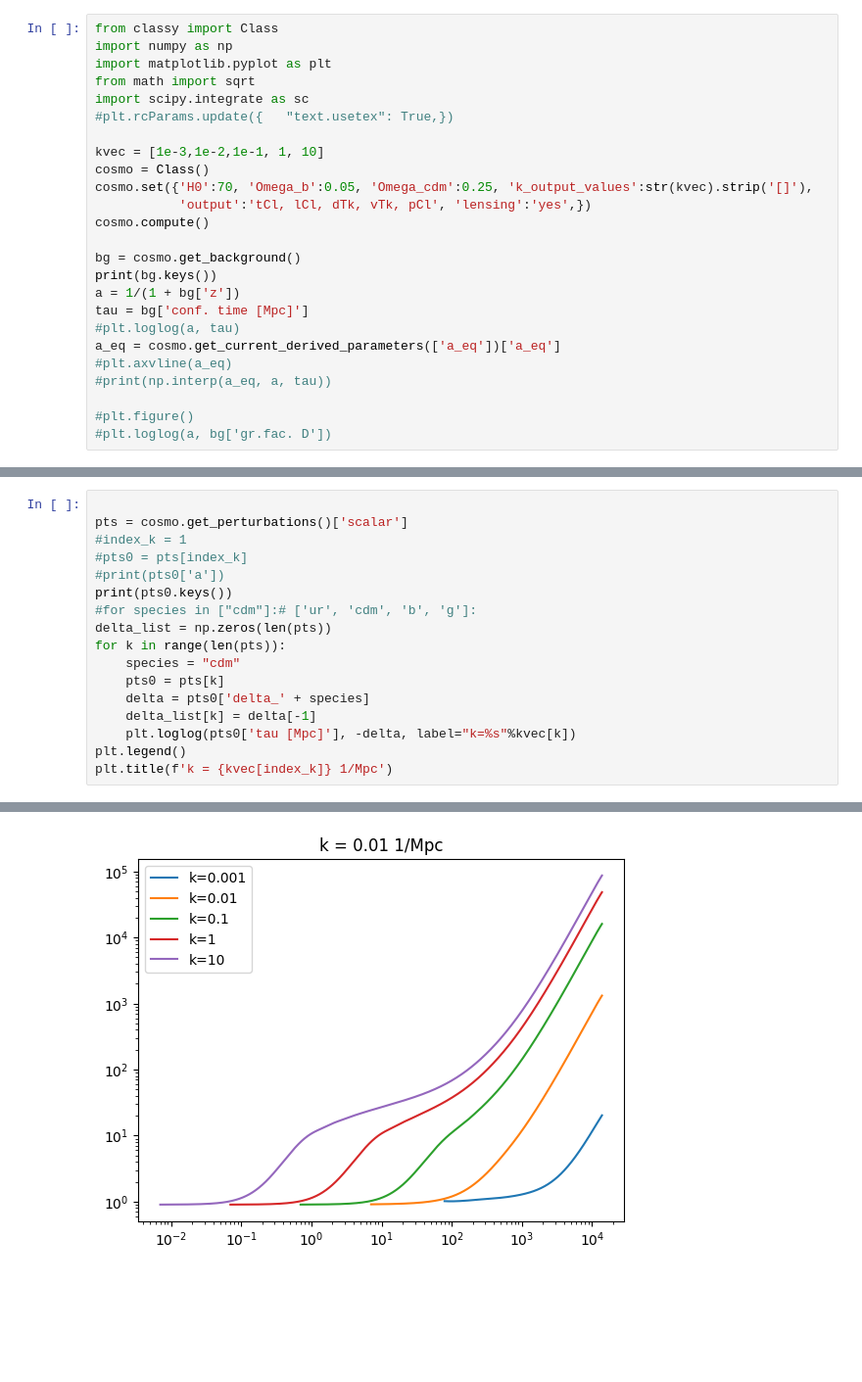
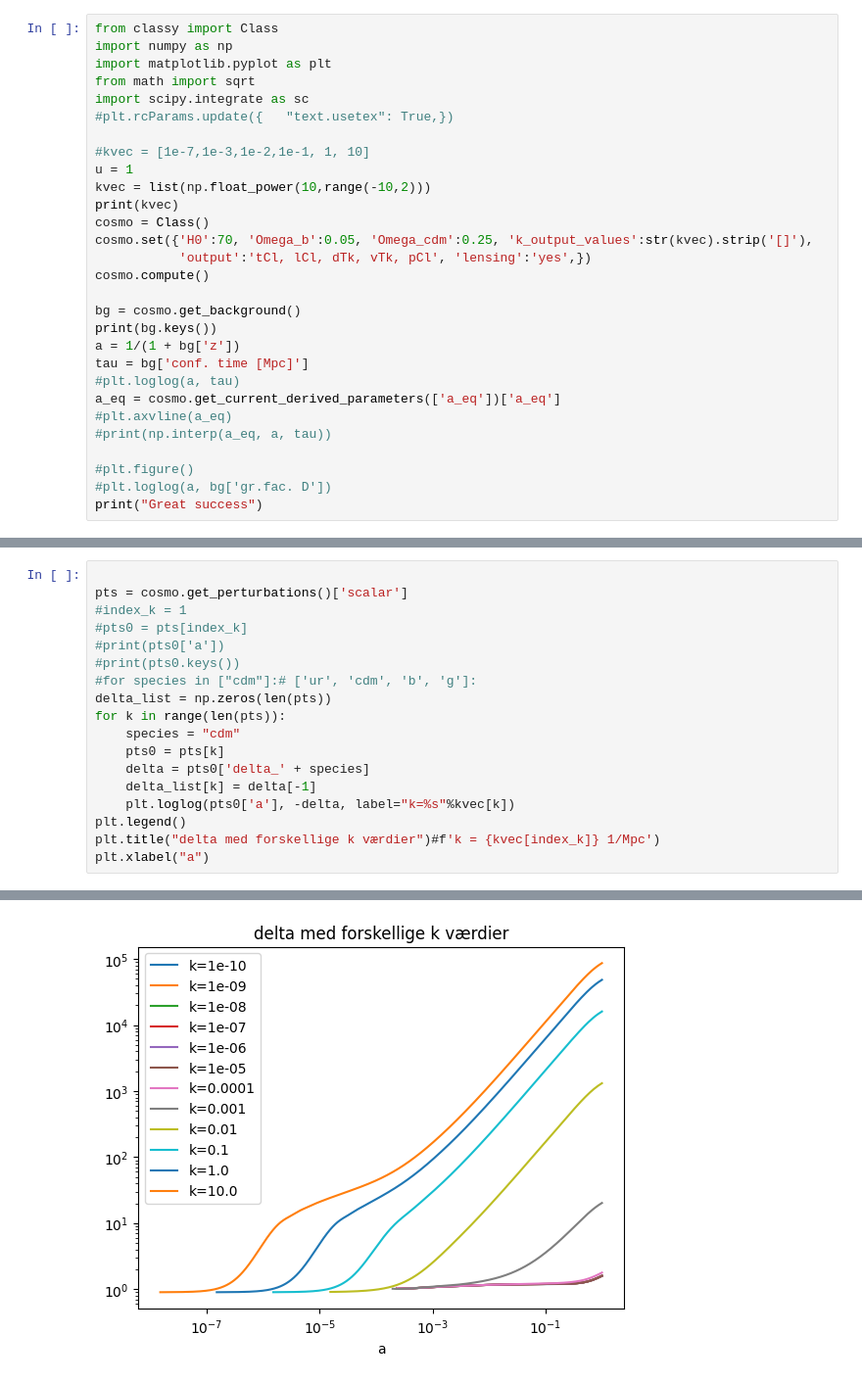
Before and after one commit to eriksteenberg/Power-spectrum-Test, a Jupyter notebook: Class power spectrum.ipynb, the cells around one changed output, grey strips where cells are left out. Shown at 98% size. Saved outputs shown, nothing was run; the diff lists cells and outputs as text; blank space fills up the shorter version.

```diff
--- a/Class power spectrum.ipynb
+++ b/Class power spectrum.ipynb
@@ -6,7 +6,10 @@ from math import sqrt
 import scipy.integrate as sc
 #plt.rcParams.update({   "text.usetex": True,})
 
-kvec = [1e-3,1e-2,1e-1, 1, 10]
+#kvec = [1e-7,1e-3,1e-2,1e-1, 1, 10]
+u = 1
+kvec = list(np.float_power(10,range(-10,2)))
+print(kvec)
 cosmo = Class()
 cosmo.set({'H0':70, 'Omega_b':0.05, 'Omega_cdm':0.25, 'k_output_values':str(kvec).strip('[]'),
            'output':'tCl, lCl, dTk, vTk, pCl', 'lensing':'yes',})
@@ -23,4 +26,5 @@ a_eq = cosmo.get_current_derived_parameters(['a_eq'])['a_eq']
 
 #plt.figure()
 #plt.loglog(a, bg['gr.fac. D'])
+print("Great success")
 # %% [output]
@@ -35,7 +41,7 @@ pts = cosmo.get_perturbations()['scalar']
 #index_k = 1
 #pts0 = pts[index_k]
 #print(pts0['a'])
-print(pts0.keys())
+#print(pts0.keys())
 #for species in ["cdm"]:# ['ur', 'cdm', 'b', 'g']:
 delta_list = np.zeros(len(pts))
 for k in range(len(pts)):
@@ -43,7 +49,8 @@ for k in range(len(pts)):
     pts0 = pts[k]
     delta = pts0['delta_' + species]
     delta_list[k] = delta[-1]
-    plt.loglog(pts0['tau [Mpc]'], -delta, label="k=%s"%kvec[k])
+    plt.loglog(pts0['a'], -delta, label="k=%s"%kvec[k])
 plt.legend()
-plt.title(f'k = {kvec[index_k]} 1/Mpc')
+plt.title("delta med forskellige k værdier")#f'k = {kvec[index_k]} 1/Mpc')
+plt.xlabel("a")
 # %% [output]
@@ -52,3 +58,3 @@ Text(0.5, 1.0, 'k = 0.01 1/Mpc')
-[figure, old version]
+[figure, new version]
 # %%
 print(delta_list**2)
```
Also changed, not shown: parts of 4 cells of this notebook.
